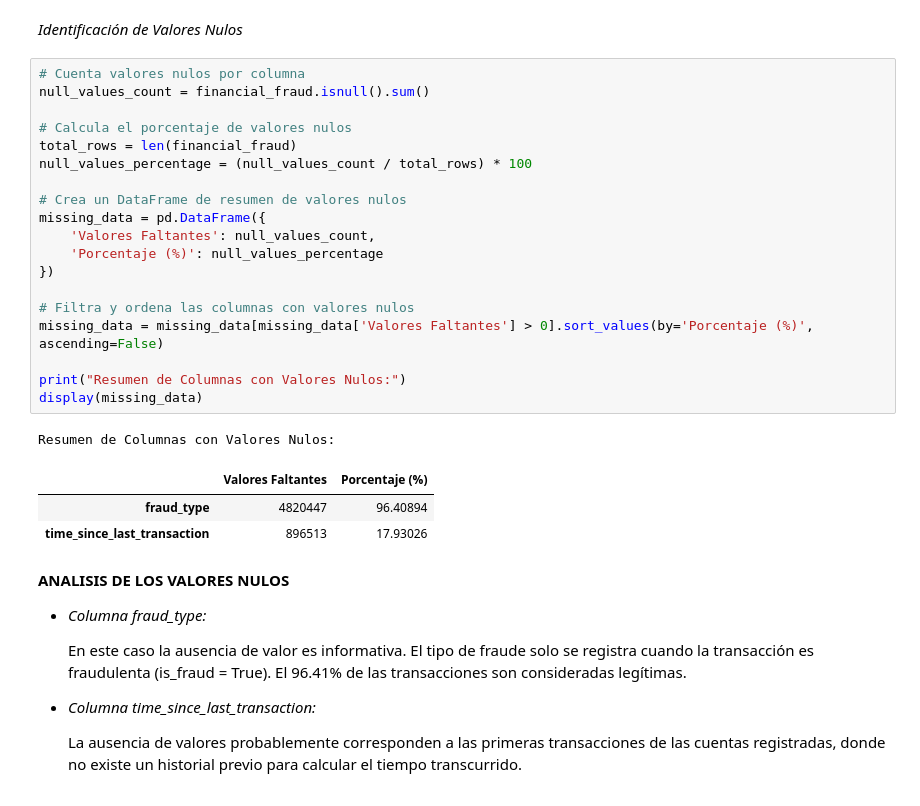
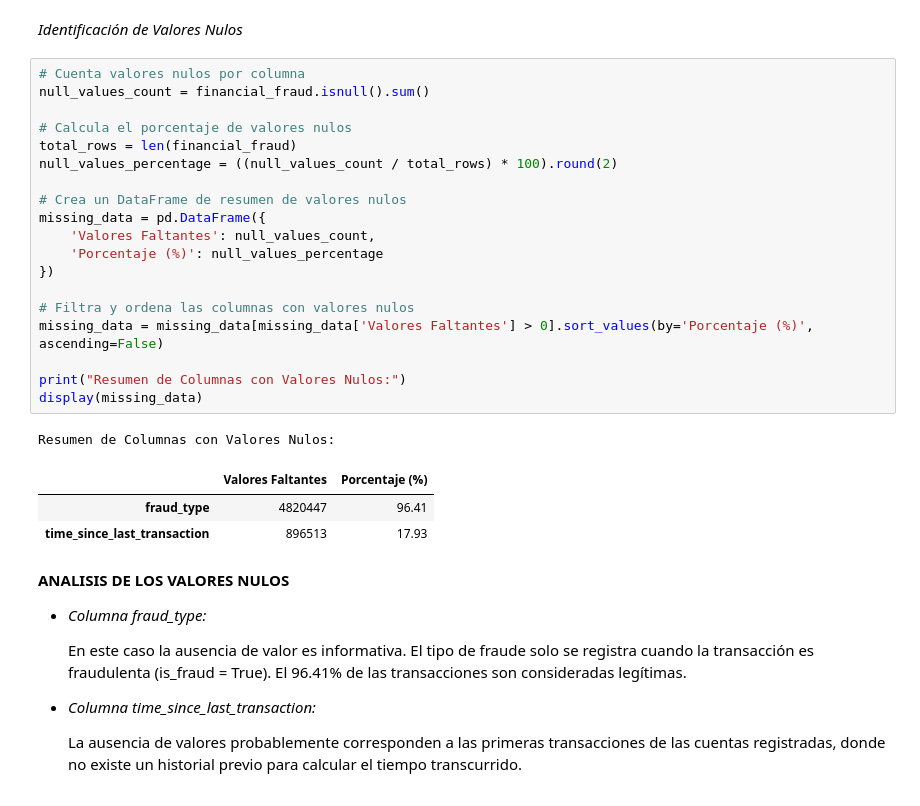
Before and after one commit to Pablo2710/ProyectoDSI, a Jupyter notebook: ProyectoDSParteI_Martinez_Pablo.ipynb, the cells around one changed output. Drawn from its saved outputs; the diff is of its cells as text.

```diff
--- a/ProyectoDSParteI_Martinez_Pablo.ipynb
+++ b/ProyectoDSParteI_Martinez_Pablo.ipynb
@@ -139,27 +139,27 @@ financial_fraud.describe().round(2).T
 # %%
 # Cuenta valores nulos por columna
 null_values_count = financial_fraud.isnull().sum()
 
 # Calcula el porcentaje de valores nulos
 total_rows = len(financial_fraud)
-null_values_percentage = (null_values_count / total_rows) * 100
+null_values_percentage = ((null_values_count / total_rows) * 100).round(2)
 
 # Crea un DataFrame de resumen de valores nulos
 missing_data = pd.DataFrame({
     'Valores Faltantes': null_values_count,
     'Porcentaje (%)': null_values_percentage
 })
 
 # Filtra y ordena las columnas con valores nulos
 missing_data = missing_data[missing_data['Valores Faltantes'] > 0].sort_values(by='Porcentaje (%)', ascending=False)
 
 print("Resumen de Columnas con Valores Nulos:")
 display(missing_data)
 # %% [output]
 Resumen de Columnas con Valores Nulos:
 |  | Valores Faltantes | Porcentaje (%) |
-| fraud_type | 4820447 | 96.40894 |
-| time_since_last_transaction | 896513 | 17.93026 |
+| fraud_type | 4820447 | 96.41 |
+| time_since_last_transaction | 896513 | 17.93 |
 # %% [markdown]
 **ANALISIS DE LOS VALORES NULOS**
 
```
Also changed, not shown: parts of 2 cells of this notebook.
